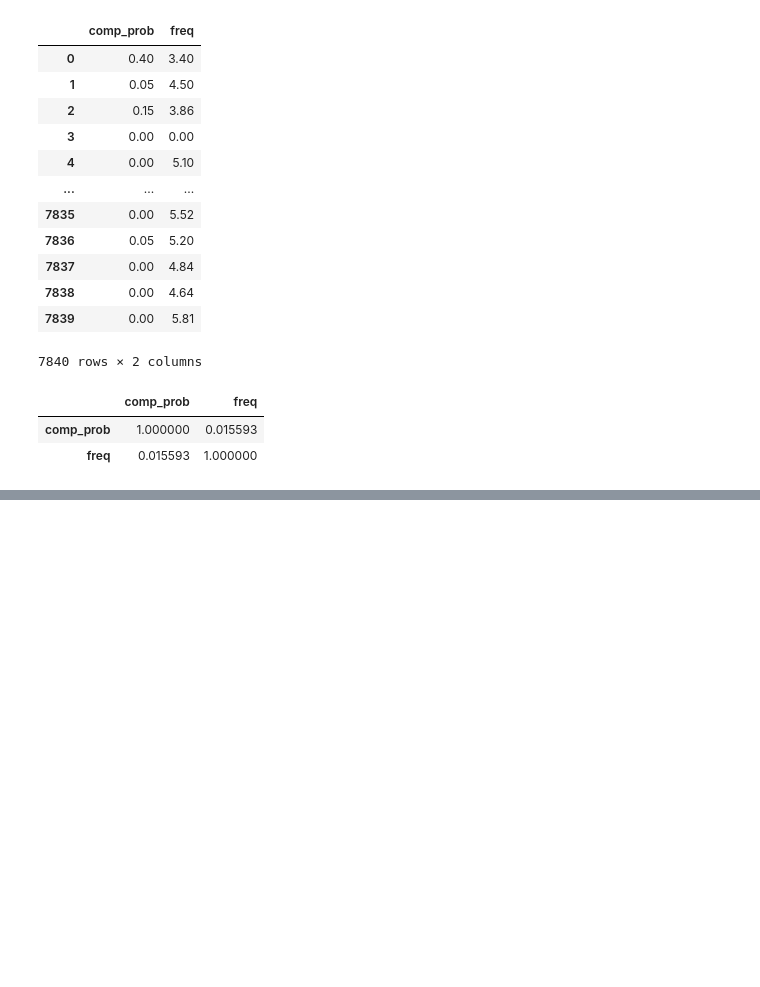
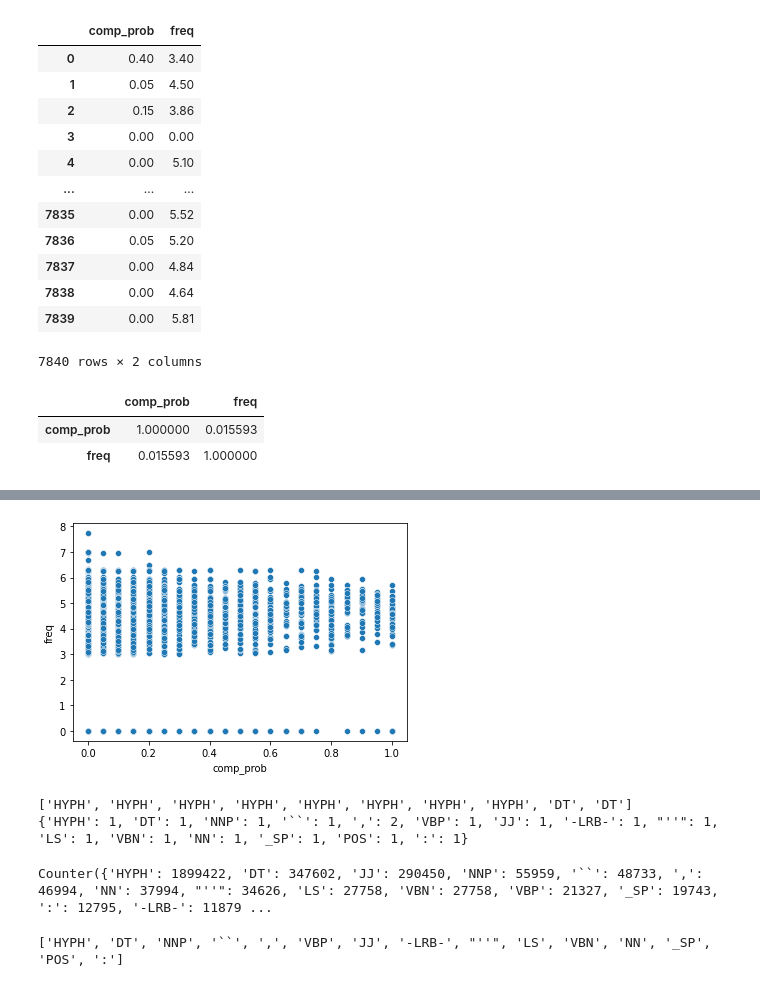
Before and after one commit to melisnv/natural-language-processing-projects, a Jupyter notebook: Assignment I NLP/Part B - complex-word-identification.ipynb, the cells around one changed output, grey strips where cells are left out. Saved outputs shown, nothing was run; the diff lists cells and outputs as text; code cells hidden in the pictures; blank space fills up the shorter version.

```diff
--- a/Assignment I NLP/Part B - complex-word-identification.ipynb
+++ b/Assignment I NLP/Part B - complex-word-identification.ipynb
@@ -261,0 +270,48 @@ pearsonr(token_2_df['comp_prob'],token_2_df['freq'])
+# %%
+sns.scatterplot(x="comp_prob", y="freq", data=token_2_df);
+# %% [output]
+[figure, added]
+# %%
+pos_tags_dict = {}
+pos_tags_list = []
+
+for row in range(len(data)):
+    doc = nlp(data.loc[row, "trgt"])
+    for np in doc:
+        if len(np.text) == 1:
+            if np.text not in pos_tags_dict:
+                value = 0
+                pos_tags_list.append(np.tag_)
+                value = 1
+                pos_tags_dict.update({np.tag_ : value})
+            else:
+                value += 1
+                pos_tags_dict.update({np.tag_ : value})
+
+print(pos_tags_list[:10])
+print(pos_tags_dict)
+# %% [output]
+['HYPH', 'HYPH', 'HYPH', 'HYPH', 'HYPH', 'HYPH', 'HYPH', 'HYPH', 'DT', 'DT']
+{'HYPH': 1, 'DT': 1, 'NNP': 1, '``': 1, ',': 2, 'VBP': 1, 'JJ': 1, '-LRB-': 1, "''": 1, 'LS': 1, 'VBN': 1, 'NN': 1, '_SP': 1, 'POS': 1, ':': 1}
+# %%
+pos_tags_frequencies = Counter()
+pos_tags_list = []
+pos_tags_freq = []
+
+for row in range(len(data)):
+    doc = nlp(data.loc[row, "trgt"])
+    for np in doc:
+        if len(np.text) == 1:
+            if np.tag_ not in pos_tags_list:
+                pos_tags_freq.append((np.tag_))
+    pos_tags_frequencies.update(pos_tags_freq)
+
+print(pos_tags_frequencies)
+# print(pos_tags_freq)
+# %% [output]
+Counter({'HYPH': 1899422, 'DT': 347602, 'JJ': 290450, 'NNP': 55959, '``': 48733, ',': 46994, 'NN': 37994, "''": 34626, 'LS': 27758, 'VBN': 27758, 'VBP': 21327, '_SP': 19743, ':': 12795, '-LRB-': 11879 ...
+# %%
+pos_tag_lst = list(pos_tags_frequencies)
+print(pos_tag_lst)
+# %% [output]
+['HYPH', 'DT', 'NNP', '``', ',', 'VBP', 'JJ', '-LRB-', "''", 'LS', 'VBN', 'NN', '_SP', 'POS', ':']
```
Also changed, not shown: parts of 8 cells of this notebook.
